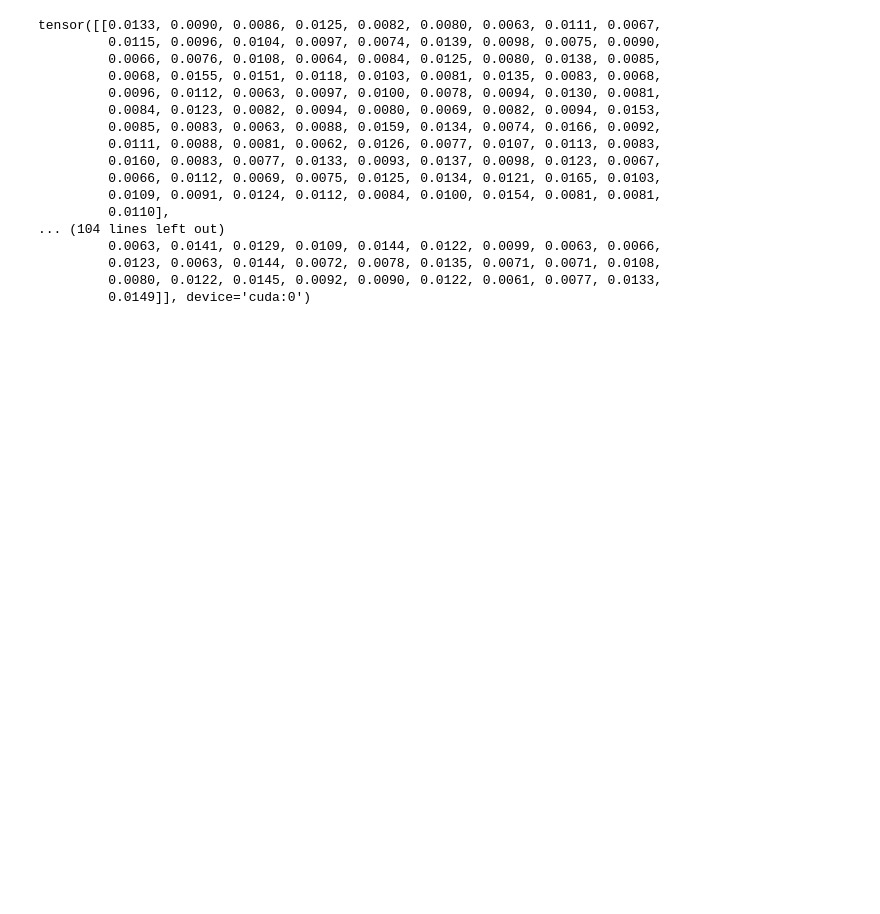
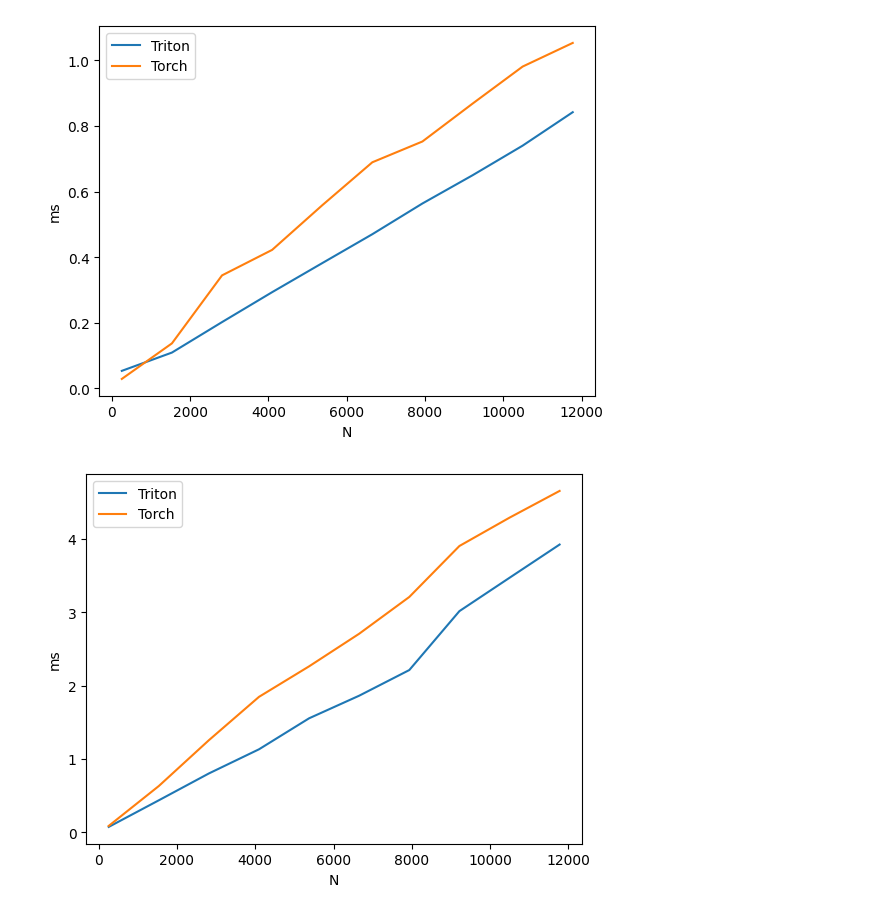
Before and after one commit to matteobonotto/triton-kernels, a Jupyter notebook: notebooks/softmax.ipynb, the cells around one changed output. Cells and saved outputs as stored; diff of their text form; code cells hidden in the pictures; blank space fills up the shorter version.

```diff
--- a/notebooks/softmax.ipynb
+++ b/notebooks/softmax.ipynb
@@ -190,27 +192,6 @@ class Softmax(nn.Module):
             x = validate_contiguous(x)
             return SoftmaxFunction.apply(x.view(-1, x.shape[-1])).view(x.shape)
         return SoftmaxFunction.apply(x)
-# %%
-x = torch.rand(10, 100).to(DEVICE)
-Softmax()(x)
-# %% [output]
-tensor([[0.0133, 0.0090, 0.0086, 0.0125, 0.0082, 0.0080, 0.0063, 0.0111, 0.0067,
-         0.0115, 0.0096, 0.0104, 0.0097, 0.0074, 0.0139, 0.0098, 0.0075, 0.0090,
-         0.0066, 0.0076, 0.0108, 0.0064, 0.0084, 0.0125, 0.0080, 0.0138, 0.0085,
-         0.0068, 0.0155, 0.0151, 0.0118, 0.0103, 0.0081, 0.0135, 0.0083, 0.0068,
-         0.0096, 0.0112, 0.0063, 0.0097, 0.0100, 0.0078, 0.0094, 0.0130, 0.0081,
-         0.0084, 0.0123, 0.0082, 0.0094, 0.0080, 0.0069, 0.0082, 0.0094, 0.0153,
-         0.0085, 0.0083, 0.0063, 0.0088, 0.0159, 0.0134, 0.0074, 0.0166, 0.0092,
-         0.0111, 0.0088, 0.0081, 0.0062, 0.0126, 0.0077, 0.0107, 0.0113, 0.0083,
-         0.0160, 0.0083, 0.0077, 0.0133, 0.0093, 0.0137, 0.0098, 0.0123, 0.0067,
-         0.0066, 0.0112, 0.0069, 0.0075, 0.0125, 0.0134, 0.0121, 0.0165, 0.0103,
-         0.0109, 0.0091, 0.0124, 0.0112, 0.0084, 0.0100, 0.0154, 0.0081, 0.0081,
-         0.0110],
-... (104 lines left out)
-         0.0063, 0.0141, 0.0129, 0.0109, 0.0144, 0.0122, 0.0099, 0.0063, 0.0066,
-         0.0123, 0.0063, 0.0144, 0.0072, 0.0078, 0.0135, 0.0071, 0.0071, 0.0108,
-         0.0080, 0.0122, 0.0145, 0.0092, 0.0090, 0.0122, 0.0061, 0.0077, 0.0133,
-         0.0149]], device='cuda:0')
 # %%
 
 
@@ -243,11 +224,11 @@ def measure_memory(f, *args, **kwargs):
 
 base_benchmark_kwargs = {
         "x_names":['N'],  # argument names to use as an x-axis for the plot
-        "x_vals":[128 * i for i in range(2, 50, 10)],  # different possible values for `x_name`
+        "x_vals":[128 * i for i in range(2, 100, 10)],  # different possible values for `x_name`
         "line_arg":'provider',  # argument name whose value corresponds to a different line in the plot
         "line_vals":['triton', 'torch'],  # possible values for `line_arg``
         "line_names":["Triton", "Torch"],  # label name for the lines
-        "styles":[('blue', '-'), ('green', '-')],  # line styles
+        # "styles":[('blue', '-'), ('green', '-')],  # line styles
         "ylabel":"GB/s",  # label name for the y-axis
         "plot_name":"softmax",  # name for the plot. Used also as a file name for saving the plot.
         "args":{'M': 4096} # values for function arguments not in `x_names` and `y_name`
@@ -260,6 +241,7 @@ for bench_kind in ['timing', 'memory']:
         _kwargs = deepcopy(base_benchmark_kwargs)
         _kwargs['args'].update({"mode" : mode})
         _kwargs['args'].update({"bench_kind" : bench_kind})
+        _kwargs['ylabel'] = 'ms' if bench_kind == 'timing' else 'MB'
         _kwargs['plot_name'] += f' - {bench_kind} - {mode}'
         configs.append(triton.testing.Benchmark(**_kwargs))
 
@@ -274,48 +256,55 @@ def fwd(x, provider):
         return _fwd(x)
     else:
         raise ValueError
 
 def bwd(x, provider):
     x.requires_grad = True
-    out = benchmark_fwd(x, provider)
+    out = fwd(x, provider)
     loss = out.sum()
     loss.backward()
 
 MAP_FWD_BKW = {
     "fwd" : fwd,
     "bwd" : bwd,
 }
 
 def measure_memory(f, *args, **kwargs):
     torch.cuda.synchronize()
     torch.cuda.reset_peak_memory_stats()
     torch.cuda.empty_cache()
 
     f(*args, **kwargs)  # run your function once
 
     torch.cuda.synchronize()
     peak = torch.cuda.max_memory_allocated() / 1e6  # MB
     return peak
 
 def benchmark_kernel():
 
-    for c in configs:
-        print(c)
+    # for c in configs:
+    #     print(c.__dict__)
 
-    # @triton.testing.perf_report(configs)
-    # def benchmark(M, N, provider, mode, bench_kind):
-    #     x = torch.randn(M, N, device=DEVICE, dtype=torch.bfloat16)
-    #     stream = getattr(torch, DEVICE.type).Stream()
-    #     getattr(torch, DEVICE.type).set_stream(stream)
-    #     if bench_kind == "timing":
-    #         ms = triton.testing.do_bench(lambda: MAP_FWD_BKW[mode](x, provider))
-    #         gbps = lambda ms: 2 * x.numel() * x.element_size() * 1e-9 / (ms * 1e-3)
-    #         return gbps(ms)
-    #     elif bench_kind == "memory":
-    #         mem_mb = measure_memory(MAP_FWD_BKW[mode], x, provider)
-    #         return mem_mb
-    #     raise ValueError(f"bench_kind must be either 'timing' or 'memory', got {bench_kind}")
+    @triton.testing.perf_report(configs)
+    def benchmark(M, N, provider, mode, bench_kind):
+        x = torch.randn(M, N, device=DEVICE, dtype=torch.bfloat16)
+        stream = getattr(torch, DEVICE.type).Stream()
+        getattr(torch, DEVICE.type).set_stream(stream)
+        if bench_kind == "timing":
+            ms = triton.testing.do_bench(lambda: MAP_FWD_BKW[mode](x, provider))
+            # gbps = lambda ms: 2 * x.numel() * x.element_size() * 1e-9 / (ms * 1e-3)
+            return ms #gbps(ms)
+        elif bench_kind == "memory":
+            mem_mb = measure_memory(MAP_FWD_BKW[mode], x, provider)
+            return mem_mb
+        raise ValueError(f"bench_kind must be either 'timing' or 'memory', got {bench_kind}")
 
-    # benchmark.run(show_plots=True, print_data=True)
+    result_dfs = benchmark.run(show_plots=False, print_data=False, return_df=True)
+    for df, config in zip(result_dfs, configs):
+        df.plot(x='N', ylabel = config.ylabel, title=config.plot_name, legend=True)
 
-benchmark_kernel()
+    return result_dfs
+
+result_dfs = benchmark_kernel()
+# %% [output]
+[figure, added]
+[figure, added]
```
Also changed, not shown: parts of 4 cells of this notebook.
